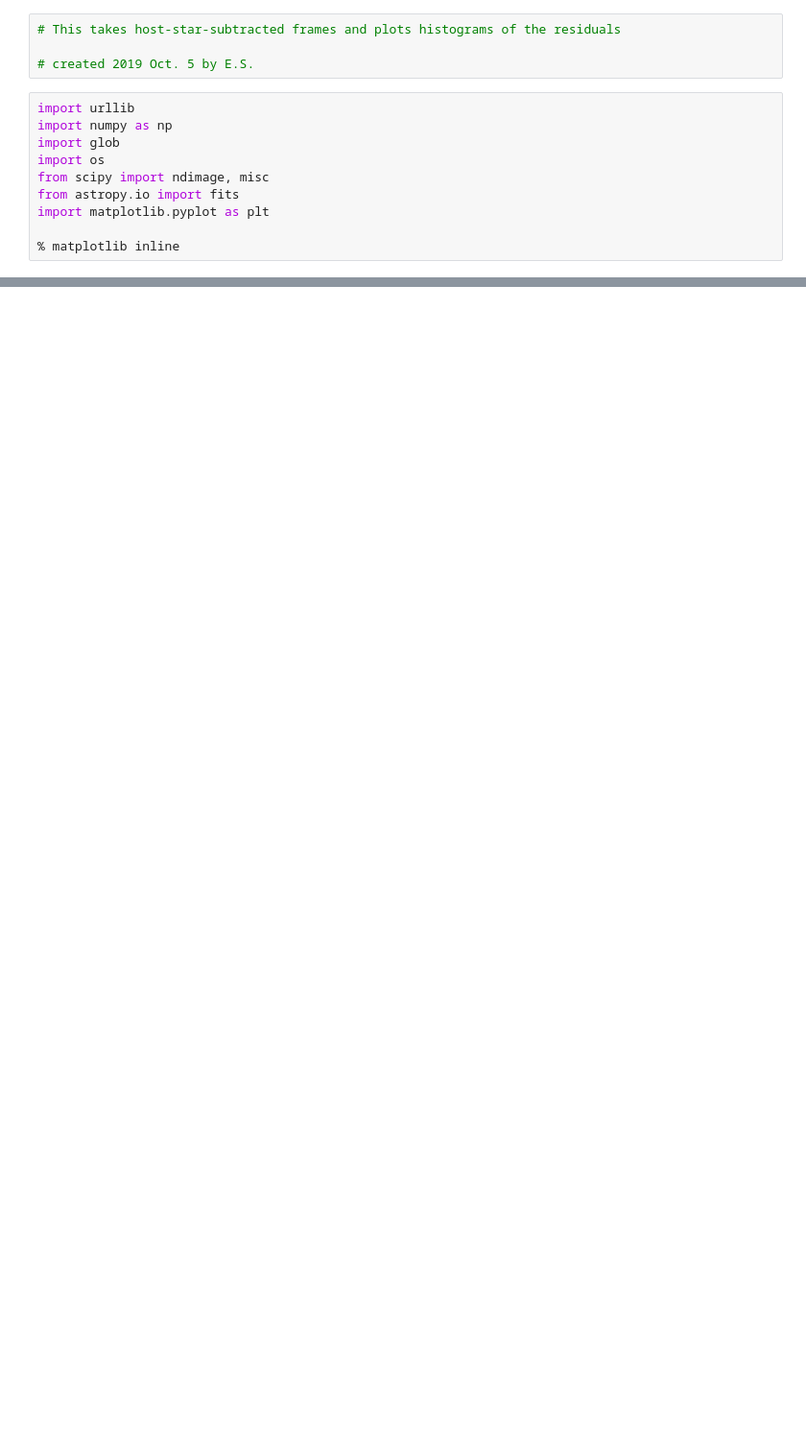
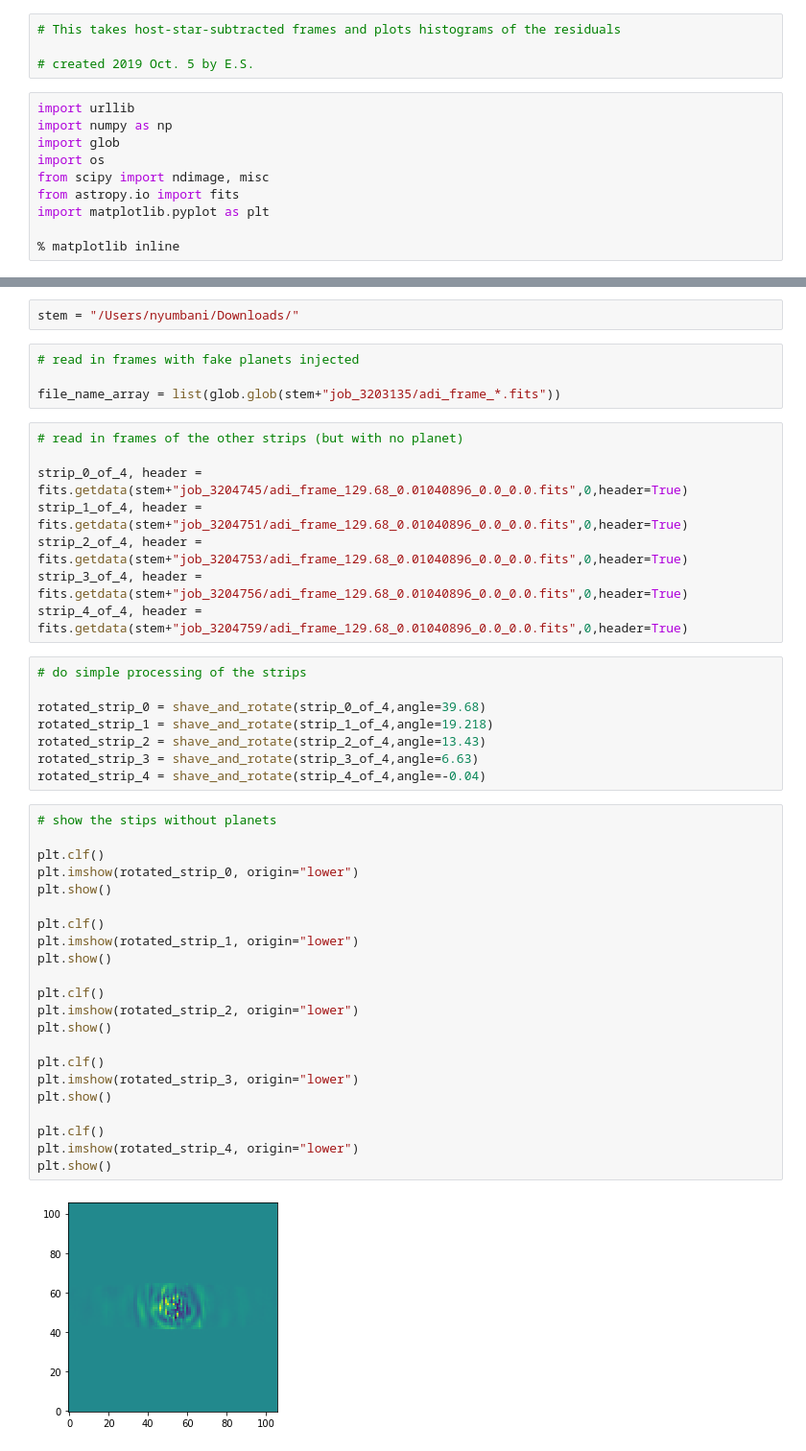
Before and after one commit to mwanakijiji/lbti_altair_fizeau, a Jupyter notebook: notebooks_for_development/lambda_over_B_cross_sections.ipynb, the cells around one changed output, grey strips where cells are left out. Shown: that part at 96% size. Drawn from its saved outputs; the diff is of its cells as text; blank space fills up the shorter version.

```diff
--- a/notebooks_for_development/lambda_over_B_cross_sections.ipynb
+++ b/notebooks_for_development/lambda_over_B_cross_sections.ipynb
@@ -49,0 +23,46 @@ for file_num in range(0,len(file_name_array)):
+# %%
+stem = "/Users/nyumbani/Downloads/"
+# %%
+# read in frames with fake planets injected
+
+file_name_array = list(glob.glob(stem+"job_3203135/adi_frame_*.fits"))
+# %%
+# read in frames of the other strips (but with no planet)
+
+strip_0_of_4, header = fits.getdata(stem+"job_3204745/adi_frame_129.68_0.01040896_0.0_0.0.fits",0,header=True)
+strip_1_of_4, header = fits.getdata(stem+"job_3204751/adi_frame_129.68_0.01040896_0.0_0.0.fits",0,header=True)
+strip_2_of_4, header = fits.getdata(stem+"job_3204753/adi_frame_129.68_0.01040896_0.0_0.0.fits",0,header=True)
+strip_3_of_4, header = fits.getdata(stem+"job_3204756/adi_frame_129.68_0.01040896_0.0_0.0.fits",0,header=True)
+strip_4_of_4, header = fits.getdata(stem+"job_3204759/adi_frame_129.68_0.01040896_0.0_0.0.fits",0,header=True)
+# %%
+# do simple processing of the strips
+
+rotated_strip_0 = shave_and_rotate(strip_0_of_4,angle=39.68)
+rotated_strip_1 = shave_and_rotate(strip_1_of_4,angle=19.218)
+rotated_strip_2 = shave_and_rotate(strip_2_of_4,angle=13.43)
+rotated_strip_3 = shave_and_rotate(strip_3_of_4,angle=6.63)
+rotated_strip_4 = shave_and_rotate(strip_4_of_4,angle=-0.04)
+# %%
+# show the stips without planets
+
+plt.clf()
+plt.imshow(rotated_strip_0, origin="lower")
+plt.show()
+
+plt.clf()
+plt.imshow(rotated_strip_1, origin="lower")
+plt.show()
+
+plt.clf()
+plt.imshow(rotated_strip_2, origin="lower")
+plt.show()
+
+plt.clf()
+plt.imshow(rotated_strip_3, origin="lower")
+plt.show()
+
+plt.clf()
+plt.imshow(rotated_strip_4, origin="lower")
+plt.show()
+# %% [output]
+[figure, added]
```
Also changed, not shown: parts of 6 cells of this notebook.
